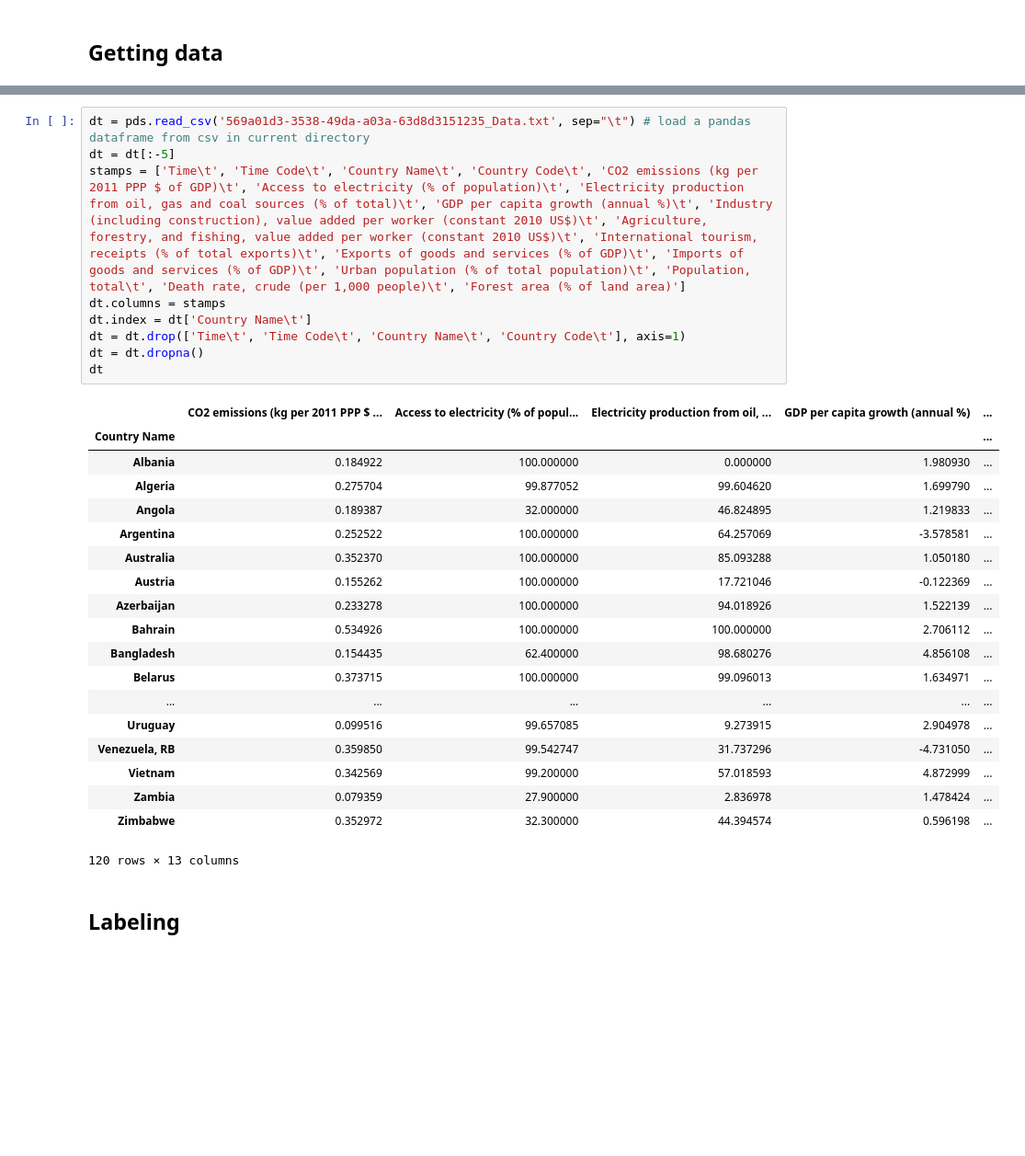
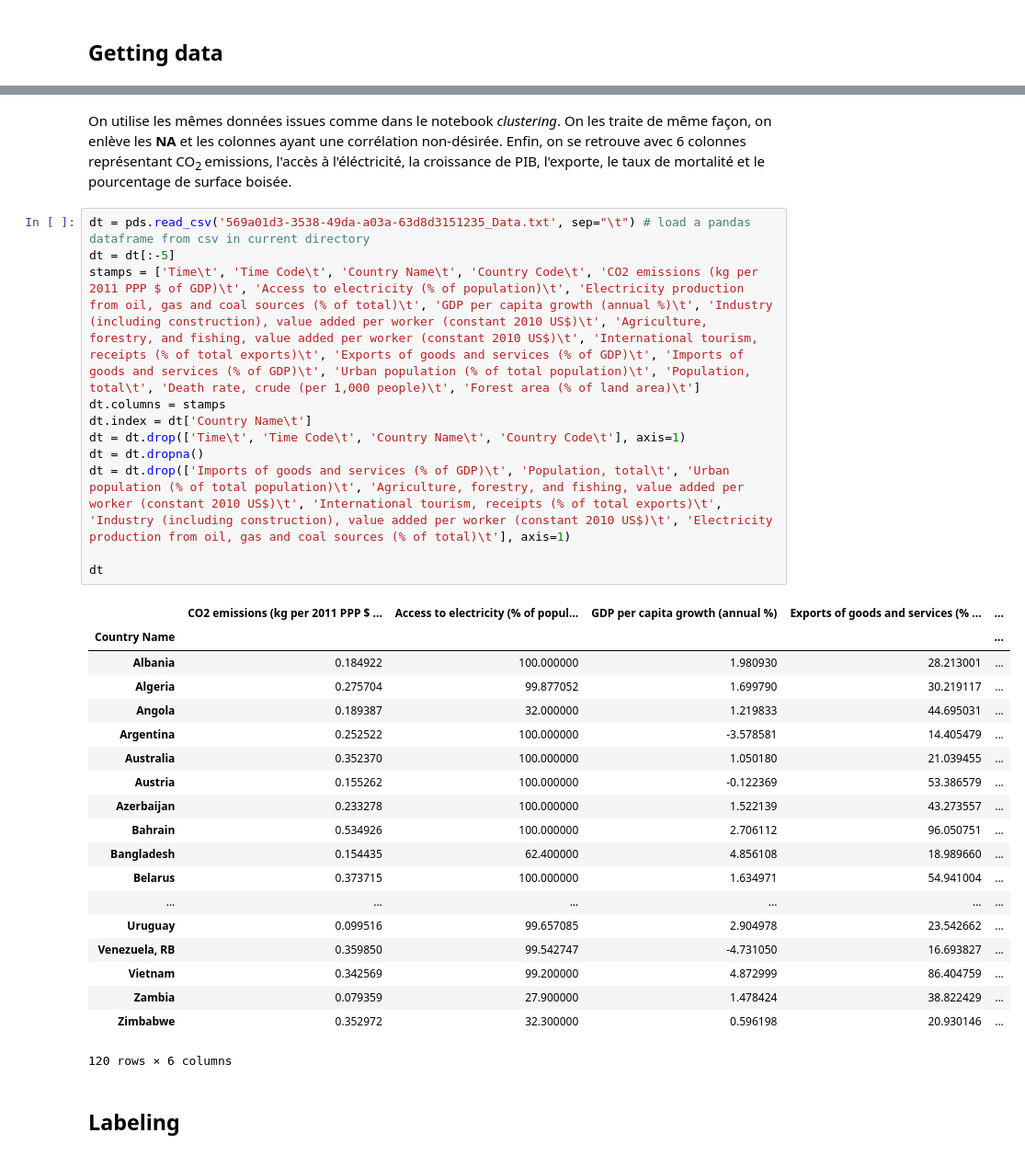
Before and after one commit to RuzickaJiri/Project_AI, a Jupyter notebook: Project_AI_classification.ipynb, the cells around one changed output, grey strips where cells are left out. Shown: that part at 92% size. Saved outputs shown, nothing was run; the diff lists cells and outputs as text; blank space fills up the shorter version.

Commit message:
Classification
Classification notebook changes and explications

```diff
--- a/Project_AI_classification.ipynb
+++ b/Project_AI_classification.ipynb
@@ -23,32 +27,36 @@ from sklearn.svm import SVC
+# %% [markdown]
+On utilise les mêmes données issues comme dans le notebook *clustering*. On les traite de même façon, on enlève les **NA** et les colonnes ayant une corrélation non-désirée. Enfin, on se retrouve avec 6 colonnes représentant  CO<sub>2 </sub> emissions, l'accès à l'éléctricité, la croissance de PIB, l'exporte, le taux de mortalité et le pourcentage de surface boisée.
 # %%
 dt = pds.read_csv('569a01d3-3538-49da-a03a-63d8d3151235_Data.txt', sep="\t") # load a pandas dataframe from csv in current directory
 dt = dt[:-5]
-stamps = ['Time\t', 'Time Code\t', 'Country Name\t', 'Country Code\t', 'CO2 emissions (kg per 2011 PPP $ of GDP)\t', 'Access to electricity (% of population)\t', 'Electricity production from oil, gas and coal sources (% of total)\t', 'GDP per capita growth (annual %)\t', 'Industry (including construction), value added per worker (constant 2010 US$)\t', 'Agriculture, forestry, and fishing, value added per worker (constant 2010 US$)\t', 'International tourism, receipts (% of total exports)\t', 'Exports of goods and services (% of GDP)\t', 'Imports of goods and services (% of GDP)\t', 'Urban population (% of total population)\t', 'Population, total\t', 'Death rate, crude (per 1,000 people)\t', 'Forest area (% of land area)']
+stamps = ['Time\t', 'Time Code\t', 'Country Name\t', 'Country Code\t', 'CO2 emissions (kg per 2011 PPP $ of GDP)\t', 'Access to electricity (% of population)\t', 'Electricity production from oil, gas and coal sources (% of total)\t', 'GDP per capita growth (annual %)\t', 'Industry (including construction), value added per worker (constant 2010 US$)\t', 'Agriculture, forestry, and fishing, value added per worker (constant 2010 US$)\t', 'International tourism, receipts (% of total exports)\t', 'Exports of goods and services (% of GDP)\t', 'Imports of goods and services (% of GDP)\t', 'Urban population (% of total population)\t', 'Population, total\t', 'Death rate, crude (per 1,000 people)\t', 'Forest area (% of land area)\t']
 dt.columns = stamps
 dt.index = dt['Country Name\t']
 dt = dt.drop(['Time\t', 'Time Code\t', 'Country Name\t', 'Country Code\t'], axis=1)
 dt = dt.dropna()
+dt = dt.drop(['Imports of goods and services (% of GDP)\t', 'Population, total\t', 'Urban population (% of total population)\t', 'Agriculture, forestry, and fishing, value added per worker (constant 2010 US$)\t', 'International tourism, receipts (% of total exports)\t', 'Industry (including construction), value added per worker (constant 2010 US$)\t', 'Electricity production from oil, gas and coal sources (% of total)\t'], axis=1)
+
 dt
 # %% [output]
-|  | CO2 emissions (kg per 2011 PPP $ ... | Access to electricity (% of popul... | Electricity production from oil, ... | GDP per capita growth (annual %) | ... |
+|  | CO2 emissions (kg per 2011 PPP $ ... | Access to electricity (% of popul... | GDP per capita growth (annual %) | Exports of goods and services (% ... | ... |
 | Country Name |  |  |  |  | ... |
-| Albania | 0.184922 | 100.000000 | 0.000000 | 1.980930 | ... |
-| Algeria | 0.275704 | 99.877052 | 99.604620 | 1.699790 | ... |
-| Angola | 0.189387 | 32.000000 | 46.824895 | 1.219833 | ... |
-| Argentina | 0.252522 | 100.000000 | 64.257069 | -3.578581 | ... |
-| Australia | 0.352370 | 100.000000 | 85.093288 | 1.050180 | ... |
-| Austria | 0.155262 | 100.000000 | 17.721046 | -0.122369 | ... |
-| Azerbaijan | 0.233278 | 100.000000 | 94.018926 | 1.522139 | ... |
-| Bahrain | 0.534926 | 100.000000 | 100.000000 | 2.706112 | ... |
-| Bangladesh | 0.154435 | 62.400000 | 98.680276 | 4.856108 | ... |
-| Belarus | 0.373715 | 100.000000 | 99.096013 | 1.634971 | ... |
+| Albania | 0.184922 | 100.000000 | 1.980930 | 28.213001 | ... |
+| Algeria | 0.275704 | 99.877052 | 1.699790 | 30.219117 | ... |
+| Angola | 0.189387 | 32.000000 | 1.219833 | 44.695031 | ... |
+| Argentina | 0.252522 | 100.000000 | -3.578581 | 14.405479 | ... |
+| Australia | 0.352370 | 100.000000 | 1.050180 | 21.039455 | ... |
+| Austria | 0.155262 | 100.000000 | -0.122369 | 53.386579 | ... |
+| Azerbaijan | 0.233278 | 100.000000 | 1.522139 | 43.273557 | ... |
+| Bahrain | 0.534926 | 100.000000 | 2.706112 | 96.050751 | ... |
+| Bangladesh | 0.154435 | 62.400000 | 4.856108 | 18.989660 | ... |
+| Belarus | 0.373715 | 100.000000 | 1.634971 | 54.941004 | ... |
 | ... | ... | ... | ... | ... | ... |
-| Uruguay | 0.099516 | 99.657085 | 9.273915 | 2.904978 | ... |
-| Venezuela, RB | 0.359850 | 99.542747 | 31.737296 | -4.731050 | ... |
-| Vietnam | 0.342569 | 99.200000 | 57.018593 | 4.872999 | ... |
-| Zambia | 0.079359 | 27.900000 | 2.836978 | 1.478424 | ... |
-| Zimbabwe | 0.352972 | 32.300000 | 44.394574 | 0.596198 | ... |
+| Uruguay | 0.099516 | 99.657085 | 2.904978 | 23.542662 | ... |
+| Venezuela, RB | 0.359850 | 99.542747 | -4.731050 | 16.693827 | ... |
+| Vietnam | 0.342569 | 99.200000 | 4.872999 | 86.404759 | ... |
+| Zambia | 0.079359 | 27.900000 | 1.478424 | 38.822429 | ... |
+| Zimbabwe | 0.352972 | 32.300000 | 0.596198 | 20.930146 | ... |
-120 rows × 13 columns
+120 rows × 6 columns
 # %% [markdown]
 ## Labeling
 # %% [markdown]
```
Also changed, not shown: parts of 47 cells of this notebook.
